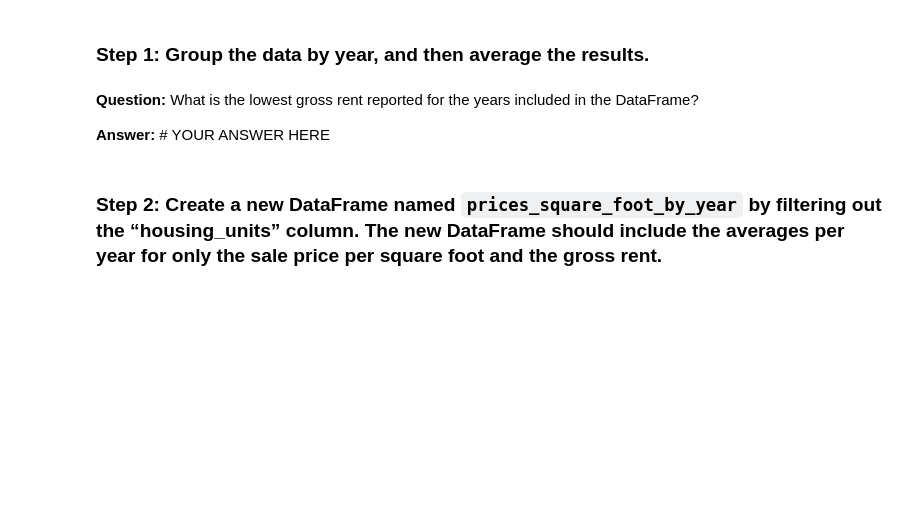
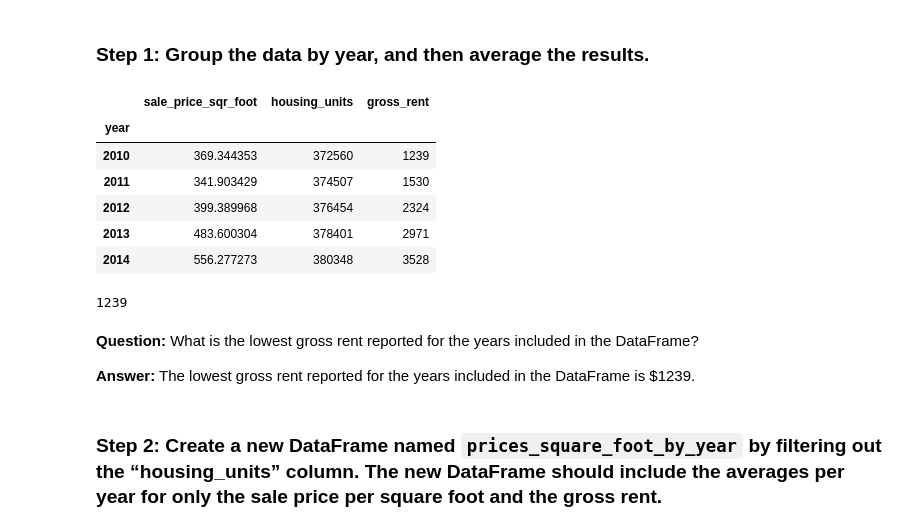
Before and after one commit to ngracan/Python-Challenge-4, a Jupyter notebook: san_francisco_housing.ipynb, the cells around one changed output. Drawn from its saved outputs; the diff is of its cells as text; code cells hidden in the pictures; blank space fills up the shorter version.

```diff
--- a/san_francisco_housing.ipynb
+++ b/san_francisco_housing.ipynb
@@ -206,14 +240,26 @@ For this part of the assignment, use numerical and visual aggregation to calcula
 ### Step 1: Group the data by year, and then average the results.
 # %%
 # Create a numerical aggregation by grouping the data by year and averaging the results
-prices_square_foot_by_year = # YOUR CODE HERE
+prices_square_foot_by_year = sfo_data_df.groupby("year").mean()
 
 # Review the resulting DataFrame
-# YOUR CODE HERE
+display(prices_square_foot_by_year.head())
+
+#Finding the lowest gross rent reported for the years included in the DataFrame by using the min function
+prices_square_foot_by_year["gross_rent"].min()
+# %% [output]
+|  | sale_price_sqr_foot | housing_units | gross_rent |
+| year |  |  |  |
+| 2010 | 369.344353 | 372560 | 1239 |
+| 2011 | 341.903429 | 374507 | 1530 |
+| 2012 | 399.389968 | 376454 | 2324 |
+| 2013 | 483.600304 | 378401 | 2971 |
+| 2014 | 556.277273 | 380348 | 3528 |
+1239
 # %% [markdown]
 **Question:** What is the lowest gross rent reported for the years included in the DataFrame?
 
-**Answer:** # YOUR ANSWER HERE
+**Answer:** The lowest gross rent reported for the years included in the DataFrame is $1239.
 # %% [markdown]
 ### Step 2: Create a new DataFrame named `prices_square_foot_by_year` by filtering out the “housing_units” column. The new DataFrame should include the averages per year for only the sale price per square foot and the gross rent.
 # %%
```
Also changed, not shown: parts of 9 cells of this notebook.
